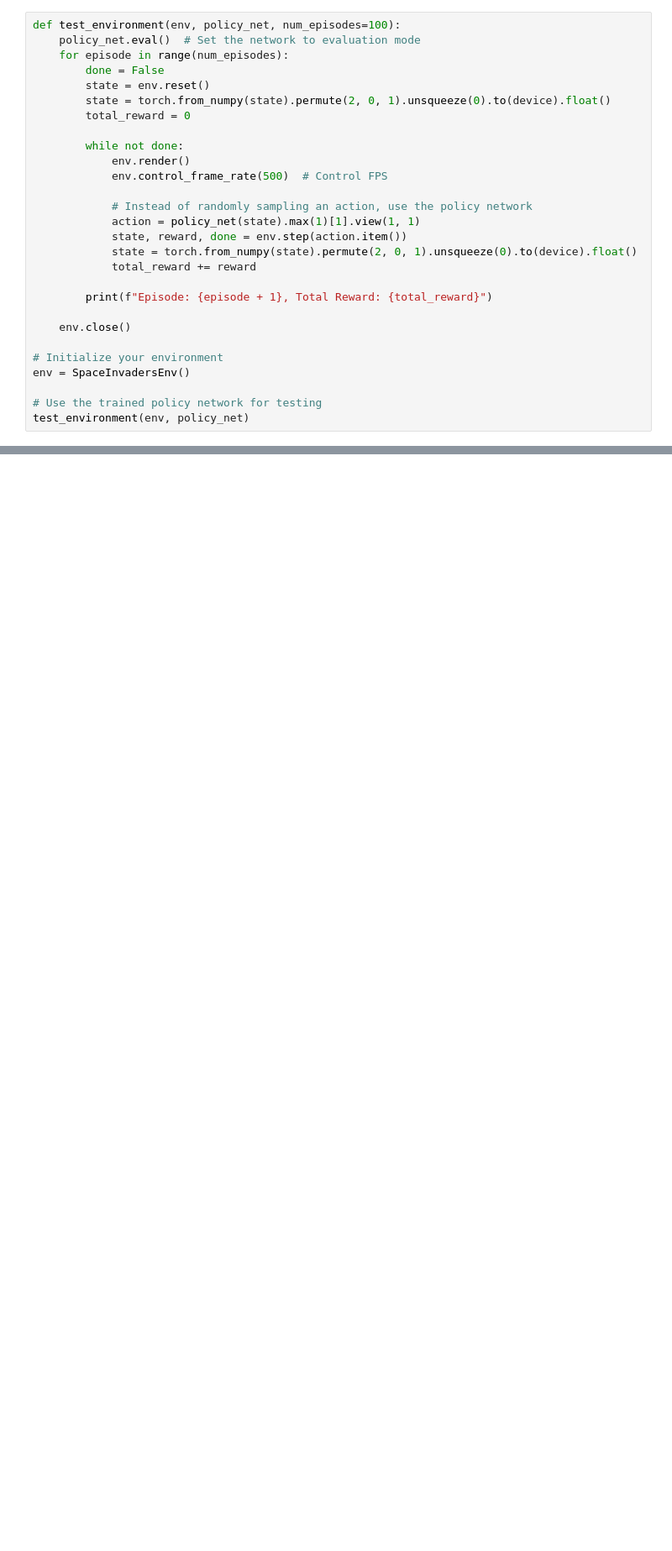
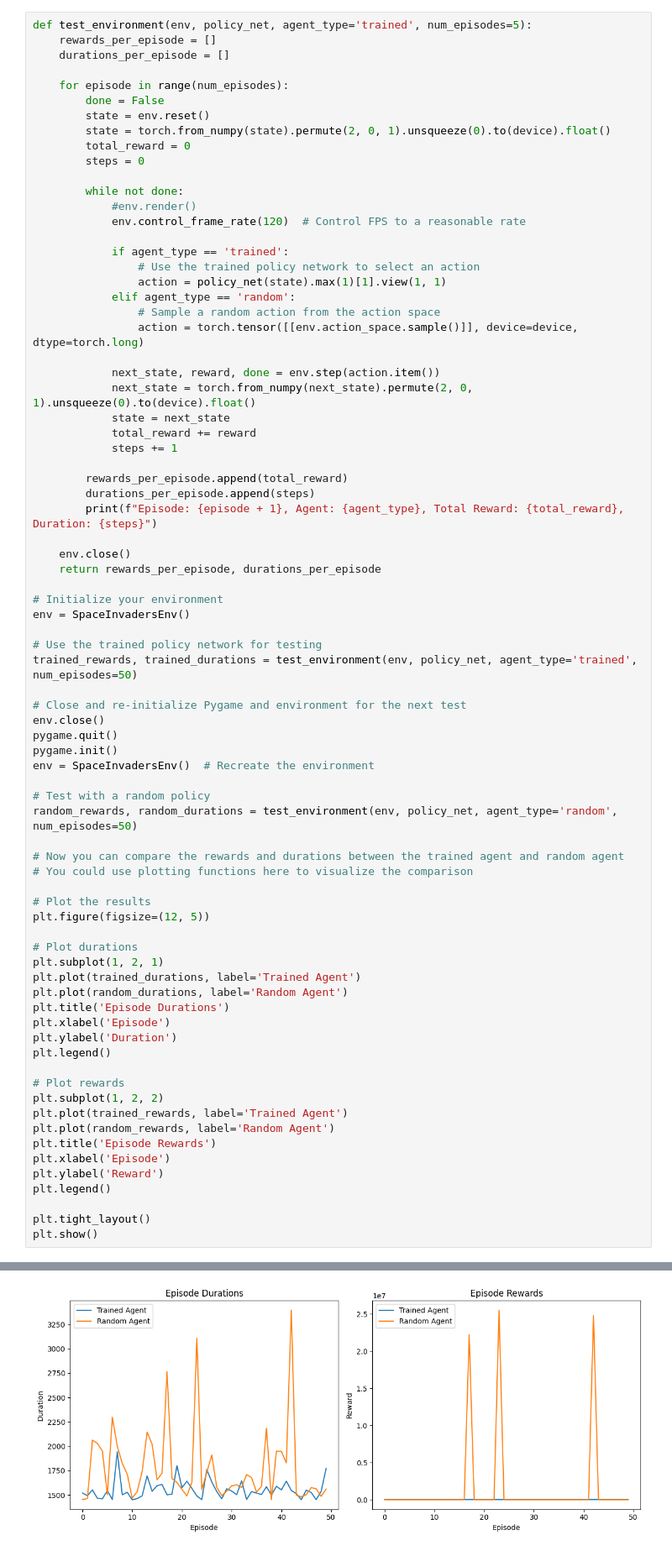
Before and after one commit to AraratRobotics/RL-Enabled-DQN-Space-Defenders, a Jupyter notebook: RL_Enabled_DQN_Space_Invaders.ipynb, the cells around one changed output, grey strips where cells are left out. Shown at 84% size. Cells and saved outputs as stored; diff of their text form; blank space fills up the shorter version.

```diff
--- a/RL_Enabled_DQN_Space_Invaders.ipynb
+++ b/RL_Enabled_DQN_Space_Invaders.ipynb
@@ -540,29 +520,78 @@ plt.show()
 # %%
-def test_environment(env, policy_net, num_episodes=100):
-    policy_net.eval()  # Set the network to evaluation mode
+def test_environment(env, policy_net, agent_type='trained', num_episodes=5):
+    rewards_per_episode = []
+    durations_per_episode = []
+
     for episode in range(num_episodes):
         done = False
         state = env.reset()
         state = torch.from_numpy(state).permute(2, 0, 1).unsqueeze(0).to(device).float()
         total_reward = 0
+        steps = 0
 
         while not done:
-            env.render()
-            env.control_frame_rate(500)  # Control FPS
+            #env.render()
+            env.control_frame_rate(120)  # Control FPS to a reasonable rate
 
-            # Instead of randomly sampling an action, use the policy network
-            action = policy_net(state).max(1)[1].view(1, 1)
-            state, reward, done = env.step(action.item())
-            state = torch.from_numpy(state).permute(2, 0, 1).unsqueeze(0).to(device).float()
+            if agent_type == 'trained':
+                # Use the trained policy network to select an action
+                action = policy_net(state).max(1)[1].view(1, 1)
+            elif agent_type == 'random':
+                # Sample a random action from the action space
+                action = torch.tensor([[env.action_space.sample()]], device=device, dtype=torch.long)
+
+            next_state, reward, done = env.step(action.item())
+            next_state = torch.from_numpy(next_state).permute(2, 0, 1).unsqueeze(0).to(device).float()
+            state = next_state
             total_reward += reward
+            steps += 1
 
-        print(f"Episode: {episode + 1}, Total Reward: {total_reward}")
+        rewards_per_episode.append(total_reward)
+        durations_per_episode.append(steps)
+        print(f"Episode: {episode + 1}, Agent: {agent_type}, Total Reward: {total_reward}, Duration: {steps}")
 
     env.close()
+    return rewards_per_episode, durations_per_episode
 
 # Initialize your environment
 env = SpaceInvadersEnv()
 
 # Use the trained policy network for testing
-test_environment(env, policy_net)
+trained_rewards, trained_durations = test_environment(env, policy_net, agent_type='trained', num_episodes=50)
+
+# Close and re-initialize Pygame and environment for the next test
+env.close()
+pygame.quit()
+pygame.init()
+env = SpaceInvadersEnv()  # Recreate the environment
+
+# Test with a random policy
+random_rewards, random_durations = test_environment(env, policy_net, agent_type='random', num_episodes=50)
+
+# Now you can compare the rewards and durations between the trained agent and random agent
+# You could use plotting functions here to visualize the comparison
+
+# Plot the results
+plt.figure(figsize=(12, 5))
+
+# Plot durations
+plt.subplot(1, 2, 1)
+plt.plot(trained_durations, label='Trained Agent')
+plt.plot(random_durations, label='Random Agent')
+plt.title('Episode Durations')
+plt.xlabel('Episode')
+plt.ylabel('Duration')
+plt.legend()
+
+# Plot rewards
+plt.subplot(1, 2, 2)
+plt.plot(trained_rewards, label='Trained Agent')
+plt.plot(random_rewards, label='Random Agent')
+plt.title('Episode Rewards')
+plt.xlabel('Episode')
+plt.ylabel('Reward')
+plt.legend()
+
+plt.tight_layout()
+plt.show()
 # %% [output]
@@ -585,0 +615 @@ Episode: 100, Total Reward: -1102.281000000019
+[figure, added]
```
Also changed, not shown: parts of 15 cells of this notebook.
